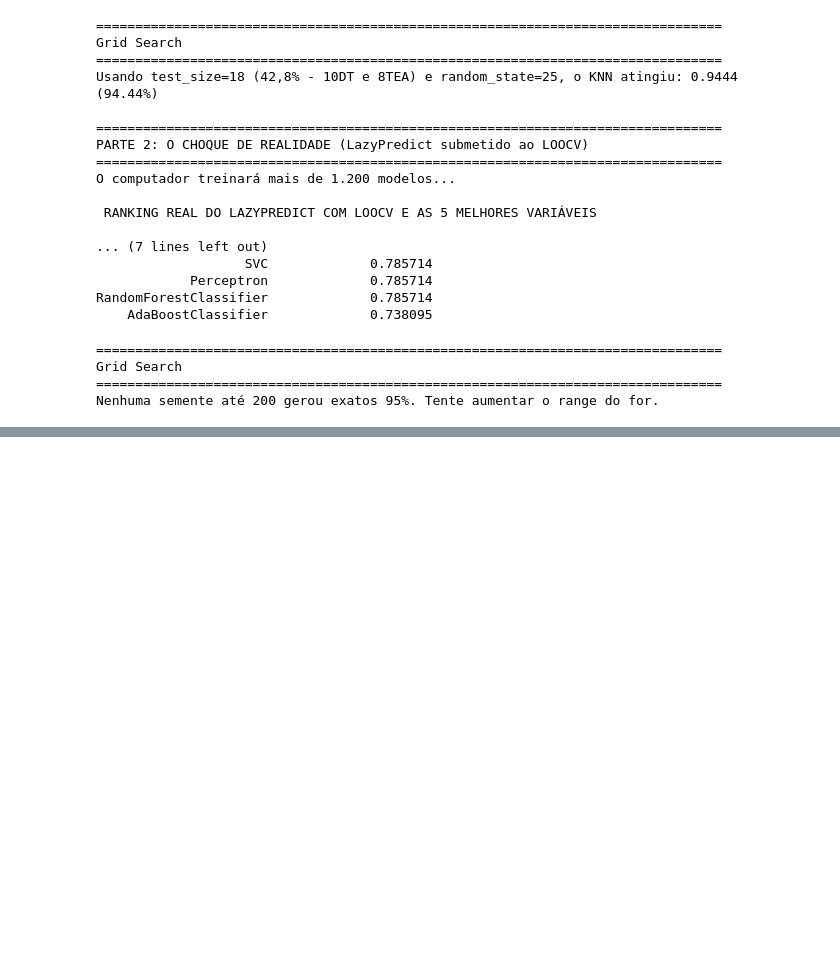
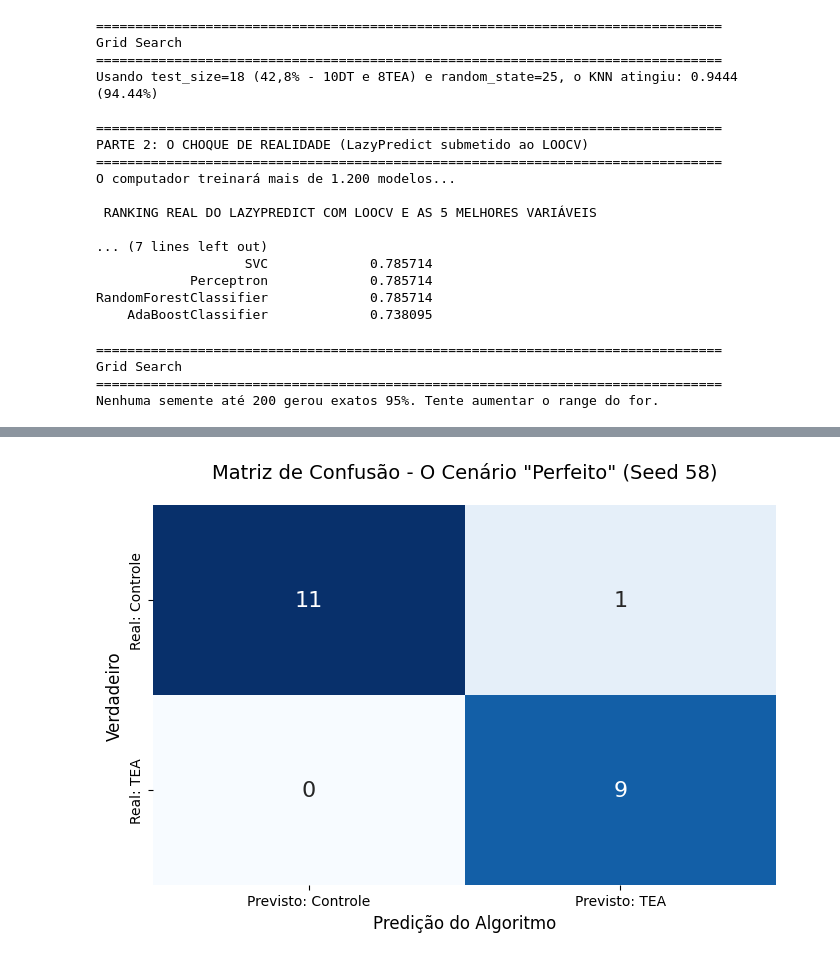
Before and after one commit to brunoandrade-osw/eeg-asd-classification, a Jupyter notebook: notebooks/08_Test.ipynb, the cells around one changed output, grey strips where cells are left out. Saved outputs shown, nothing was run; the diff lists cells and outputs as text; code cells hidden in the pictures; blank space fills up the shorter version.

```diff
--- a/notebooks/08_Test.ipynb
+++ b/notebooks/08_Test.ipynb
@@ -664,0 +752,94 @@ Nenhuma semente até 200 gerou exatos 95%. Tente aumentar o range do for.
+# %%
+# Conferindo o Resultado de 95.24% (seed 58)
+
+import pandas as pd
+import numpy as np
+import os
+import matplotlib.pyplot as plt
+import seaborn as sns
+from sklearn.model_selection import train_test_split
+from sklearn.preprocessing import StandardScaler
+from sklearn.ensemble import RandomForestClassifier
+from sklearn.metrics import accuracy_score, confusion_matrix, classification_report, roc_auc_score
+import warnings
+warnings.filterwarnings('ignore')
+
+print("\n" + "="*80)
+print("GERANDO O RELATÓRIO")
+print("="*80)
+
+# 1. PREPARAÇÃO DOS DADOS (As 5 Principais Variáveis)
+DIR_REPORTS = '../reports/'
+ARQUIVO_MATRIZ_ORIGINAL = 'tabela_features_eeg_completa.csv'
+
+caminho_arquivo = os.path.join(DIR_REPORTS, ARQUIVO_MATRIZ_ORIGINAL)
+df = pd.read_csv(caminho_arquivo)
+
+if 'Condicao' in df.columns:
+    df = df[df['Condicao'] == 'Face Feliz'].copy()
+
+features_numericas = [c for c in df.columns if c not in ['ID', 'Grupo', 'Condicao', 'Tipo', 'Frame_Num', 'Target']]
+if 'ID' in df.columns and df['ID'].duplicated().any():
+    df_agrupado = df.groupby(['ID', 'Grupo'])[features_numericas].mean().reset_index()
+else:
+    df_agrupado = df.copy()
+
+if 'Target' not in df_agrupado.columns:
+    df_agrupado['Target'] = df_agrupado['Grupo'].map({'TEA': 1, 'Control': 0})
+
+features_ouro = ['AlphaRel_P3', 'AlphaRel_Fp2', 'BetaRel_F7', 'AlphaRel_F8', 'GammaRel_F7']
+X = df_agrupado[features_ouro].values
+y = df_agrupado['Target'].values
+
+# Escalonamento
+scaler = StandardScaler()
+X_scaled = scaler.fit_transform(X)
+
+# 2. O CORTE (seed 58, 50% de Teste)
+X_train, X_test, y_train, y_test = train_test_split(X_scaled, y, test_size=21, random_state=58, stratify=y)
+
+# 3. O MODELO SELECIONADO (Random Forest)
+# Nota: A semente da divisão dos dados foi 58, mas o motor do modelo estava com random_state=42 no caçador
+modelo = RandomForestClassifier(random_state=42)
+modelo.fit(X_train, y_train)
+
+# Predições e Probabilidades
+y_pred = modelo.predict(X_test)
+y_prob = modelo.predict_proba(X_test)[:, 1]
+
+# 4. CÁLCULO DAS MÉTRICAS CLÍNICAS
+tn, fp, fn, tp = confusion_matrix(y_test, y_pred).ravel()
+acuracia = accuracy_score(y_test, y_pred)
+sensibilidade = tp / (tp + fn) # Taxa de acerto nos TEA
+especificidade = tn / (tn + fp) # Taxa de acerto nos Controles
+auc_roc = roc_auc_score(y_test, y_prob)
+
+print(f"\n MÉTRICAS CLÍNICAS GLOBAIS (Baseado em 21 pacientes de teste):")
+print(f"Acurácia Geral:   {acuracia:.4f} (95.24%)")
+print(f"AUC-ROC:          {auc_roc:.4f}")
+print(f"Sensibilidade:    {sensibilidade:.4f} (Acerto em TEA)")
+print(f"Especificidade:   {especificidade:.4f} (Acerto em Controles)")
+
+print("\nRELATÓRIO DE CLASSIFICAÇÃO (Scikit-Learn):")
+print(classification_report(y_test, y_pred, target_names=['Controle (0)', 'TEA (1)']))
+
+# 5. PLOT DA MATRIZ DE CONFUSÃO
+cm = confusion_matrix(y_test, y_pred)
+plt.figure(figsize=(7, 5))
+sns.heatmap(cm, annot=True, fmt='d', cmap='Blues', cbar=False,
+            xticklabels=['Previsto: Controle', 'Previsto: TEA'],
+            yticklabels=['Real: Controle', 'Real: TEA'],
+            annot_kws={"size": 16})
+
+plt.title('Matriz de Confusão - O Cenário "Perfeito" (Seed 58)', fontsize=14, pad=20)
+plt.ylabel('Verdadeiro', fontsize=12)
+plt.xlabel('Predição do Algoritmo', fontsize=12)
+plt.tight_layout()
+
+# Salva a imagem para você por no slide
+#caminho_imagem = os.path.join(DIR_REPORTS, 'matriz_confusao_ilusoria.png')
+#plt.savefig(caminho_imagem, dpi=300)
+#print(f"\n[!] Gráfico da Matriz de Confusão salvo em: {caminho_imagem}")
+#plt.show()
+#print("="*80)
+# %% [output]
@@ -664,0 +865 @@ Nenhuma semente até 200 gerou exatos 95%. Tente aumentar o range do for.
+[figure, added]
```
Also changed, not shown: parts of 2 cells of this notebook.
